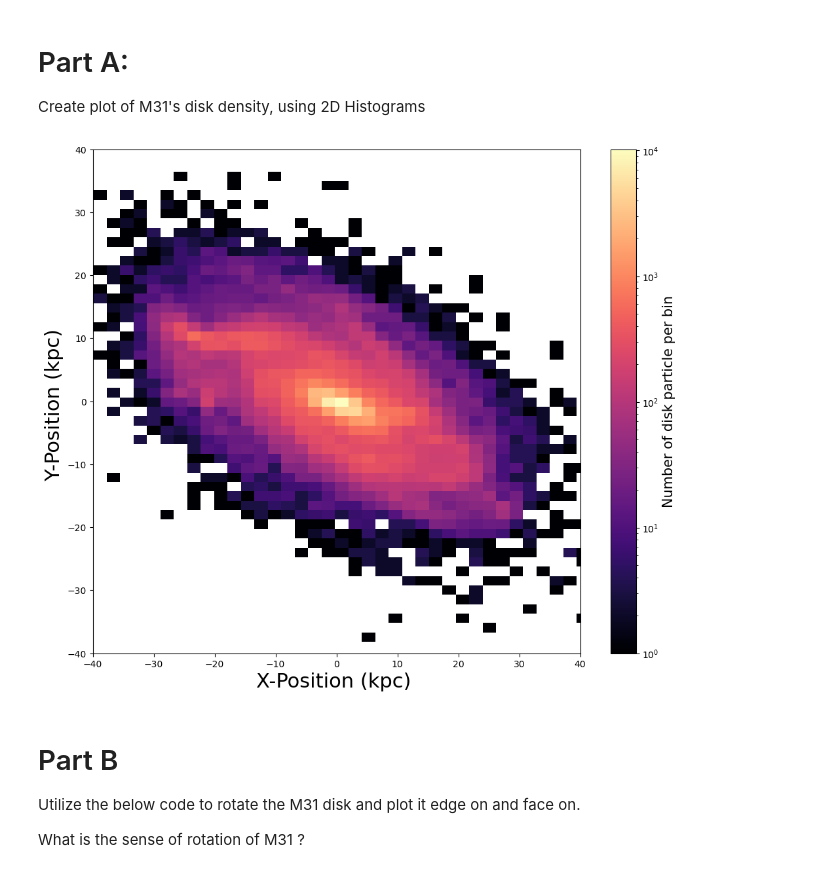
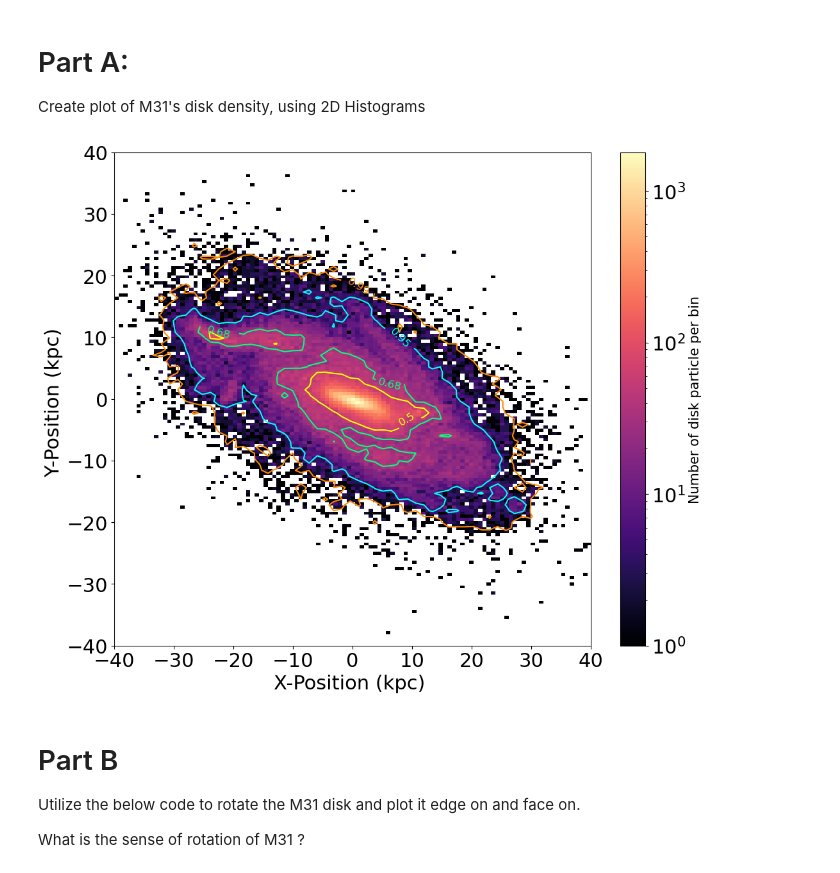
Before and after one commit to ThomasaturnV/ASTR400B, a Jupyter notebook: Labs/Lab7/Lab7.ipynb, the cells around one changed output. Drawn from its saved outputs; the diff is of its cells as text; code cells hidden in the pictures.

```diff
--- a/Labs/Lab7/Lab7.ipynb
+++ b/Labs/Lab7/Lab7.ipynb
@@ -65,7 +65,7 @@ def density_contour(xdata, ydata, nbins_x, nbins_y, ax=None, **contour_kwargs):
 
     """
 
-    H, xedges, yedges = np.histogram2d(xdata, ydata, bins=(nbins_x,nbins_y), normed=True)
+    H, xedges, yedges = np.histogram2d(xdata, ydata, bins=(nbins_x,nbins_y), density=True)
     # NOTE : if you are using the latest version of python, in the above:
     # instead of normed=True, use density=True
 
@@ -84,15 +84,16 @@ def density_contour(xdata, ydata, nbins_x, nbins_y, ax=None, **contour_kwargs):
     one_sigma = so.brentq(find_confidence_interval, 0., 1., args=(pdf, 0.68))
     two_sigma = so.brentq(find_confidence_interval, 0., 1., args=(pdf, 0.95))
     three_sigma = so.brentq(find_confidence_interval, 0., 1., args=(pdf, 0.99))
+    half = so.brentq(find_confidence_interval, 0., 1., args=(pdf, 0.50))
 
     # You might need to add a few levels
 
 
     # Array of Contour levels. Adjust according to the above
-    levels = [one_sigma, two_sigma, three_sigma][::-1]
+    levels = [half, one_sigma, two_sigma, three_sigma][::-1]
 
     # contour level labels  Adjust accoding to the above.
-    strs = ['0.68','0.95', '0.99'][::-1]
+    strs = ['0.5','0.68','0.95', '0.99'][::-1]
 
 
     ######
@@ -156,40 +157,41 @@ fig, ax= plt.subplots(figsize=(12, 10))
 # https://matplotlib.org/3.1.0/tutorials/colors/colormaps.html
 #   e.g. 'magma', 'viridis'
 # can modify bin number to make the plot smoother
-plt.hist2d(xD, yD, bins=50, norm = LogNorm(), cmap = 'magma')
+plt.hist2d(xD, yD, bins=150, norm = LogNorm(), cmap = 'magma')
 
 
 
 cbar = plt.colorbar()
 cbar.set_label("Number of disk particle per bin", fontsize=15)
 
 # ADD HERE
 # make the contour plot
 # x pos, y pos, contour res, contour res, axis, colors for contours.
 # remember to adjust this if there are other contours added
 # density_contour(pos1, pos2, res1, res2, ax=ax, colors=[])
+density_contour(xD, yD, 80, 80, ax, colors = ['darkorange', 'cyan', 'springgreen', 'yellow'])
 
 
 
 # Add axis labels
 plt.xlabel('X-Position (kpc) ', fontsize=22)
 plt.ylabel('Y-Position (kpc) ', fontsize=22)
 
 #set axis limits
 plt.ylim(-40,40)
 plt.xlim(-40,40)
 
 #adjust tick label font size
 label_size = 22
 matplotlib.rcParams['xtick.labelsize'] = label_size
 matplotlib.rcParams['ytick.labelsize'] = label_size
 
 
 
 # Save to a file
 plt.savefig('Lab7_M31Disk.png')
 # %% [output]
-[figure, old version]
+[figure, new version]
 # %% [markdown]
 # Part B
 
```
Also changed, not shown: parts of 10 cells of this notebook, 6 other files.
